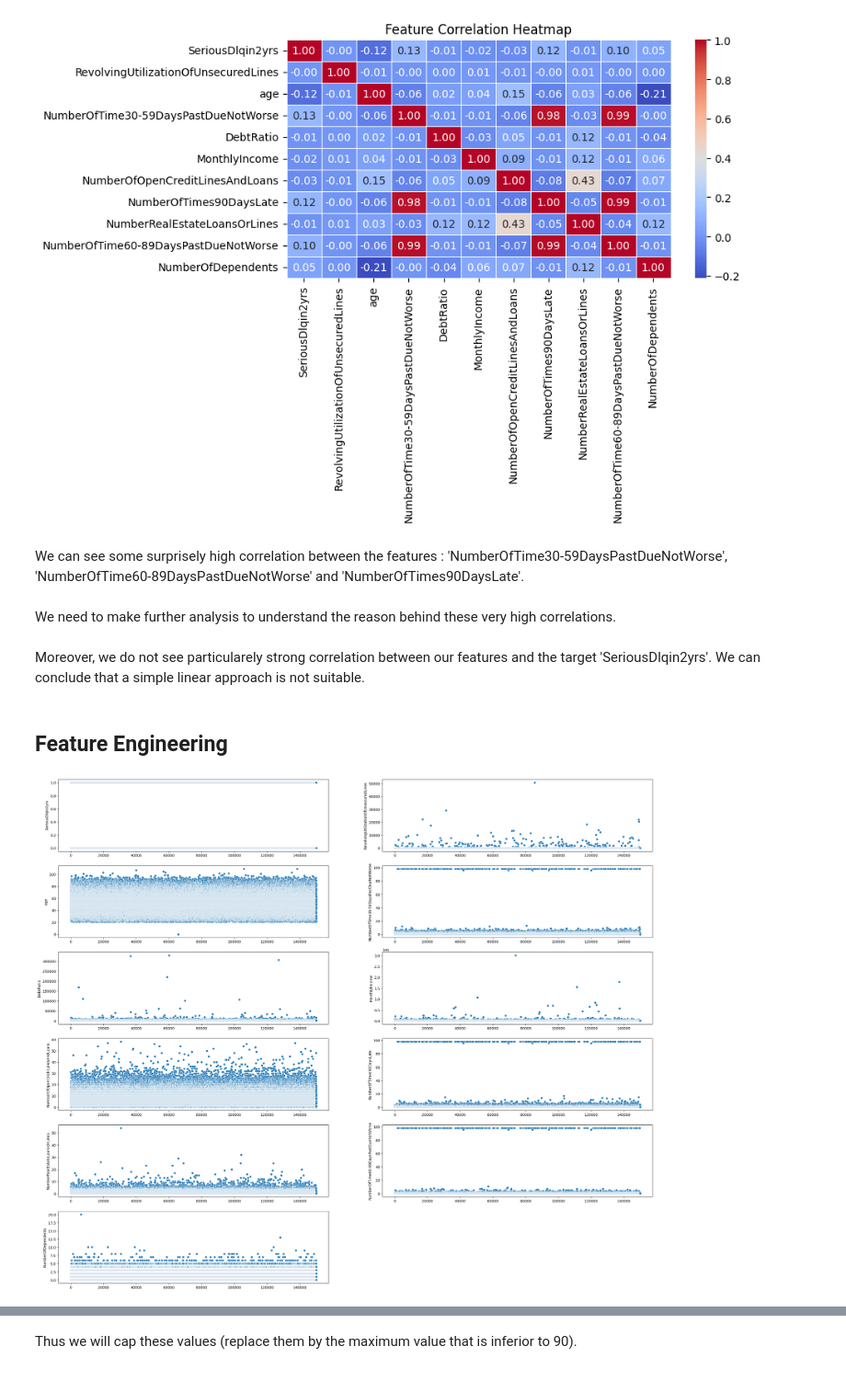
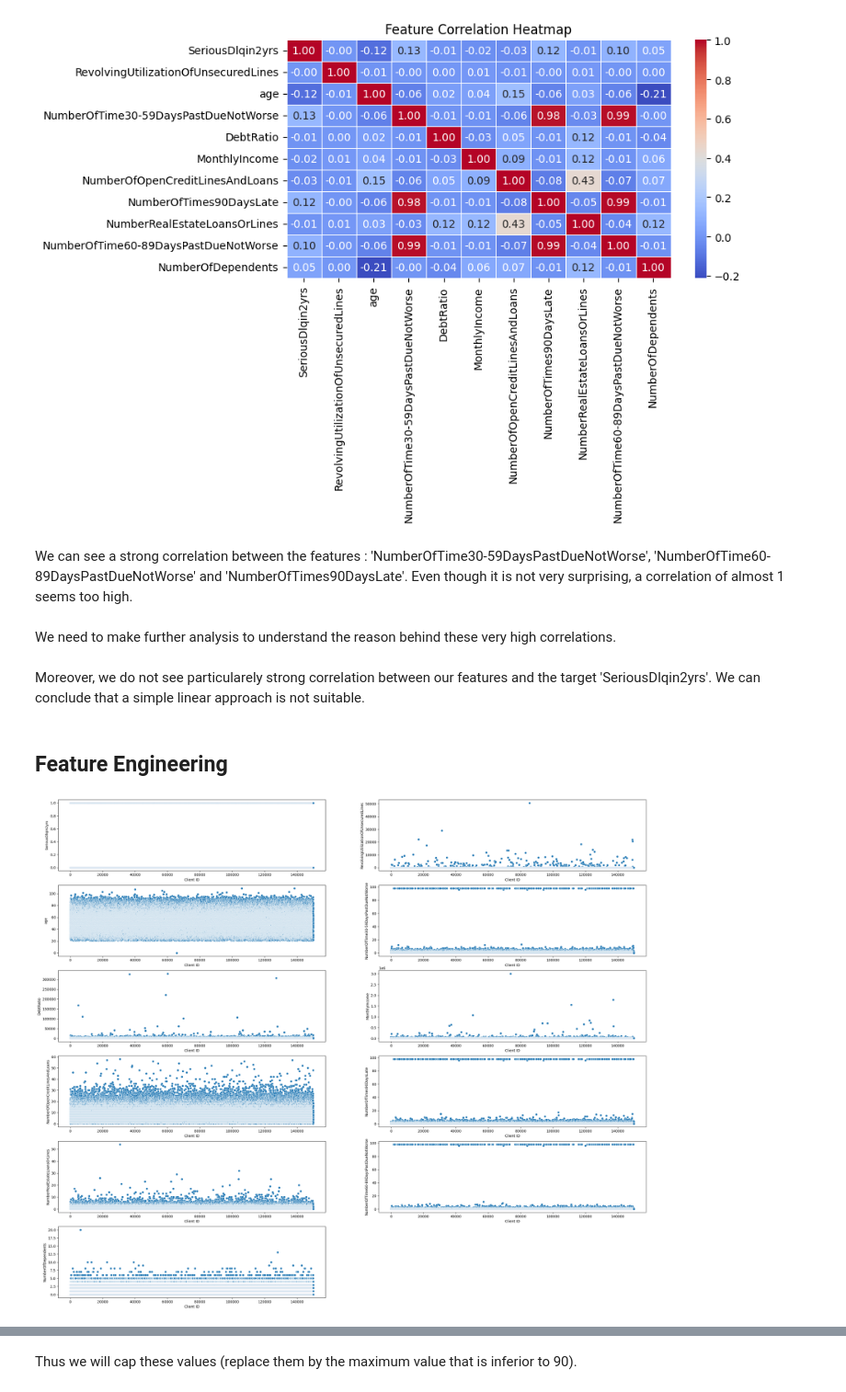
Before and after one commit to MathieuLYSon/GiveMeSomeCredit, a Jupyter notebook: GiveMeSomeCredit.ipynb, the cells around one changed output, grey strips where cells are left out. Shown at 92% size. Drawn from its saved outputs; the diff is of its cells as text; code cells hidden in the pictures.

```diff
--- a/GiveMeSomeCredit.ipynb
+++ b/GiveMeSomeCredit.ipynb
@@ -20,8 +20,8 @@ from torch.utils.data import DataLoader, TensorDataset
 # Data loading
 # %%
 # Load Datasets from downloaded csv files
-train_data = pd.read_csv('data/cs-training.csv')
-test_data = pd.read_csv('data/cs-test.csv')
+train_data_ID = pd.read_csv('data/cs-training.csv')
+test_data_ID = pd.read_csv('data/cs-test.csv')
 # %% [markdown]
 # EDA (Exploratory Data Analysis)
 # %%
@@ -44,8 +44,8 @@ test_data.head()
 | 4 | 5 | NaN | 1.000000 | 27 | 0 | 0.019917 | ... |
 # %%
 # Drop the 'Unnamed: 0' column from both datasets as it corresponds to client ID which is not relevant for the prediction
-train_data.drop('Unnamed: 0', axis=1, inplace=True)
-test_data.drop('Unnamed: 0', axis=1, inplace=True)
+train_data = train_data_ID.drop('Unnamed: 0', axis=1)
+test_data = test_data_ID.drop('Unnamed: 0', axis=1)
 # %%
 train_data.info()
 # %% [output]
@@ -151,21 +165,23 @@ plt.title('Feature Correlation Heatmap')
 plt.show()
 # %% [output]
 [figure]
+# %% [markdown]
+We can see a strong correlation between the features : 'NumberOfTime30-59DaysPastDueNotWorse', 'NumberOfTime60-89DaysPastDueNotWorse' and 'NumberOfTimes90DaysLate'. Even though it is not very surprising, a correlation of almost 1 seems too high.
+<br><br>We need to make further analysis to understand the reason behind these very high correlations.
 # %% [markdown]
-We can see some surprisely high correlation between the features : 'NumberOfTime30-59DaysPastDueNotWorse', 'NumberOfTime60-89DaysPastDueNotWorse' and 'NumberOfTimes90DaysLate'.
-<br><br>We need to make further analysis to understand the reason behind these very high correlations.
-<br><br>Moreover, we do not see particularely strong correlation between our features and the target 'SeriousDlqin2yrs'. We can conclude that a simple linear approach is not suitable.
+Moreover, we do not see particularely strong correlation between our features and the target 'SeriousDlqin2yrs'. We can conclude that a simple linear approach is not suitable.
 # %% [markdown]
 ## Feature Engineering
 # %%
 # Scatter plot of each feature to check for outliers
 fig = plt.figure(figsize=(30, 30))
 for i, feature in enumerate(train_data.columns):
     axes = fig.add_subplot(7, 2, i+1)
-    sns.scatterplot(train_data[feature], ax=axes)
+    sns.scatterplot(x=train_data_ID['Unnamed: 0'], y=train_data[feature], ax=axes)
+    axes.set_xlabel('Client ID')
 plt.show()
 # %% [output]
-[figure, old version]
+[figure, new version]
 # %% [markdown]
 The scatterplots shows that the features 'NumberOfTime30-59DaysPastDueNotWorse' , 'NumberOfTime60-89DaysPastDueNotWorse' and 'NumberOfTimes90DaysLate' have similar distributions divided in two distinguished clusters [0, 20] and [90, 100].
 <br>Intuitively, 90+ values seem unsual as most lenders would cut off access much earlier that 90+ days late in payements.
```
Also changed, not shown: parts of 13 cells of this notebook, 1 other file.
